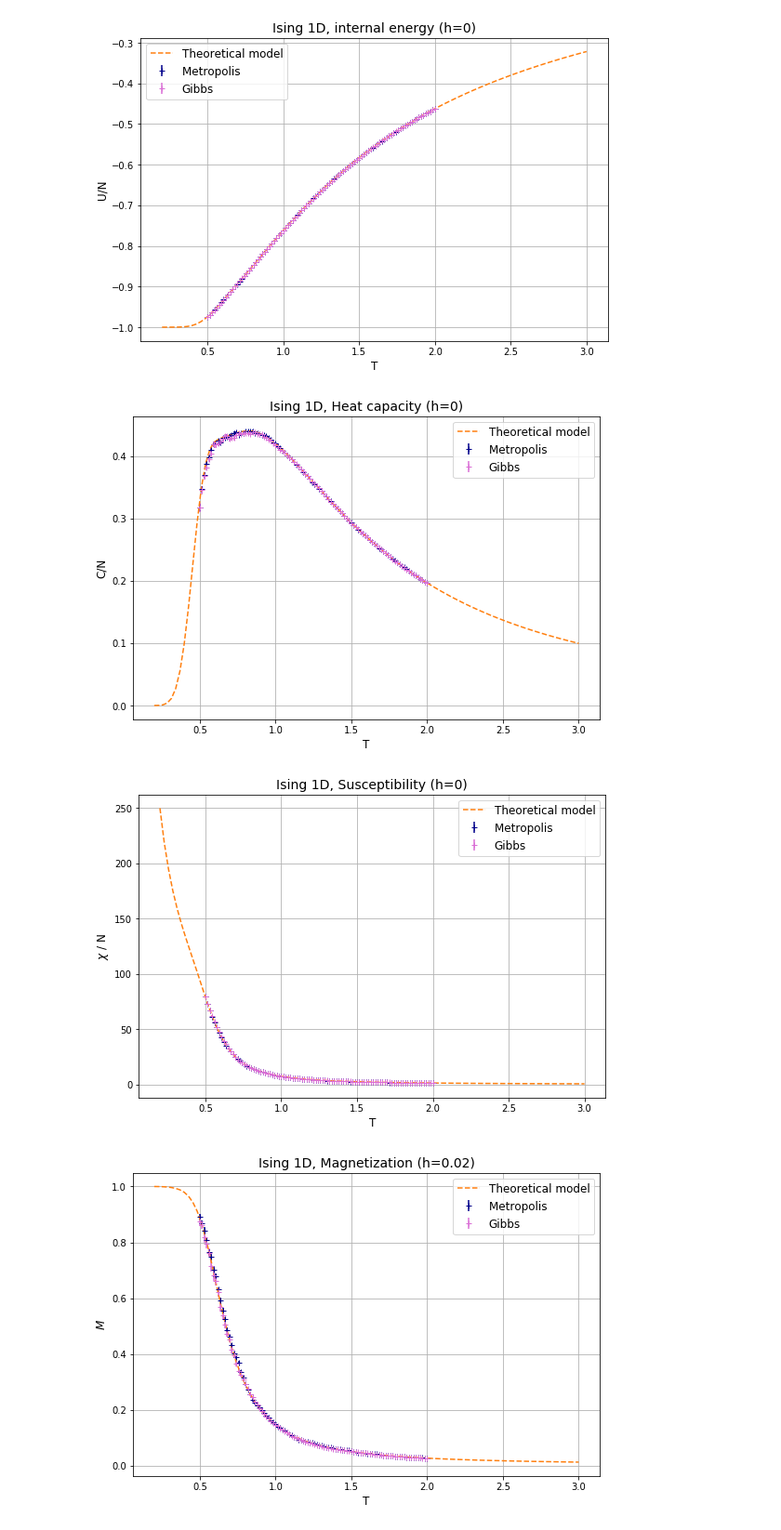
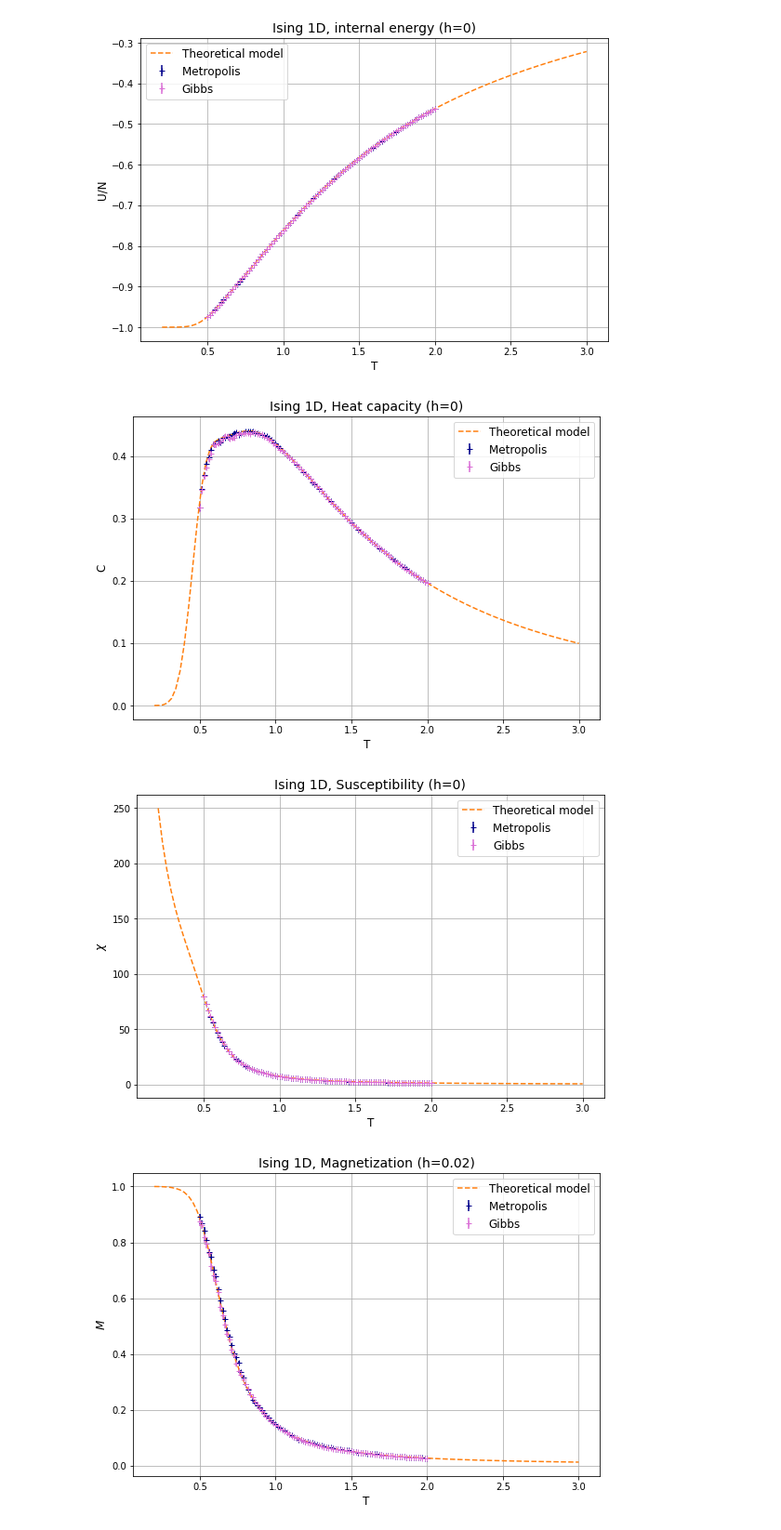
Before and after one commit to efosc/lsn_exercises, a Jupyter notebook: exercise06/exercise06.ipynb, the cells around one changed output. Shown: that part at 93% size. Cells and saved outputs as stored; diff of their text form; code cells hidden in the pictures.

```diff
--- a/exercise06/exercise06.ipynb
+++ b/exercise06/exercise06.ipynb
@@ -151,46 +151,46 @@ plt.errorbar(tempG, heatG, errG, fmt = "+", label = "Gibbs", color = "orchid")
 plt.plot(T, heat ,"--", label = "Theoretical model", color="C1")
 plt.title('Ising 1D, Heat capacity (h=0)', size=14)
 plt.xlabel('T', size=12)
-plt.ylabel('C/N', size=12)
+plt.ylabel('C', size=12)
 plt.legend(loc = "upper right",fontsize=12)
 plt.grid(True)
 plt.show()
 # %% [output]
-[figure, old version]
+[figure, new version]
 # %%
 ## Susceptibility per spin
 points=100
 T = np.linspace(0.2,3.0,num=points)
 ##theoretical model
 beta = 1/T
 J = 1.0
 Ns = 50
 th = np.tanh(J/T)
 thN= th**Ns
 ch = 1/th
 X = beta*np.exp(2*beta*J)*(1-thN)/(1+thN)
 
 ##data
 temp = np.loadtxt("./Outfiles/meas_metro_prova4_final_vals_chi.dat", usecols=1, max_rows=points)
 chiM = np.loadtxt("./Outfiles/meas_metro_prova4_final_vals_chi.dat", usecols=2, max_rows=points)
 err = np.loadtxt("./Outfiles/meas_metro_prova4_final_vals_chi.dat", usecols=3, max_rows=points)
 tempG = np.loadtxt("./Outfiles/meas_gibbs_prova5_final_vals_chi.dat", usecols=1, max_rows=points)
 chiG = np.loadtxt("./Outfiles/meas_gibbs_prova5_final_vals_chi.dat", usecols=2, max_rows=points)
 errG = np.loadtxt("./Outfiles/meas_gibbs_prova5_final_vals_chi.dat", usecols=3, max_rows=points)
 
 ##plot
 plt.figure(figsize=(9,6))
 plt.errorbar(temp, chiM , err, fmt = "+", label = "Metropolis ",color="darkblue")
 plt.errorbar(tempG, chiG, errG, fmt = "+", label = "Gibbs", color="orchid")
 plt.plot(T, X ,"--", label = "Theoretical model", color="C1")
 plt.title('Ising 1D, Susceptibility (h=0)', size=14)
 plt.xlabel('T', size=12)
-plt.ylabel('$\chi$ / N', size=12)
+plt.ylabel('$\chi$ ', size=12)
 plt.legend(loc = "upper right",fontsize=12)
 plt.grid(True)
 plt.show()
 # %% [output]
-[figure, old version]
+[figure, new version]
 # %%
 ## Magnetization
 points=100
```
Also changed, not shown: parts of 4 cells of this notebook.
